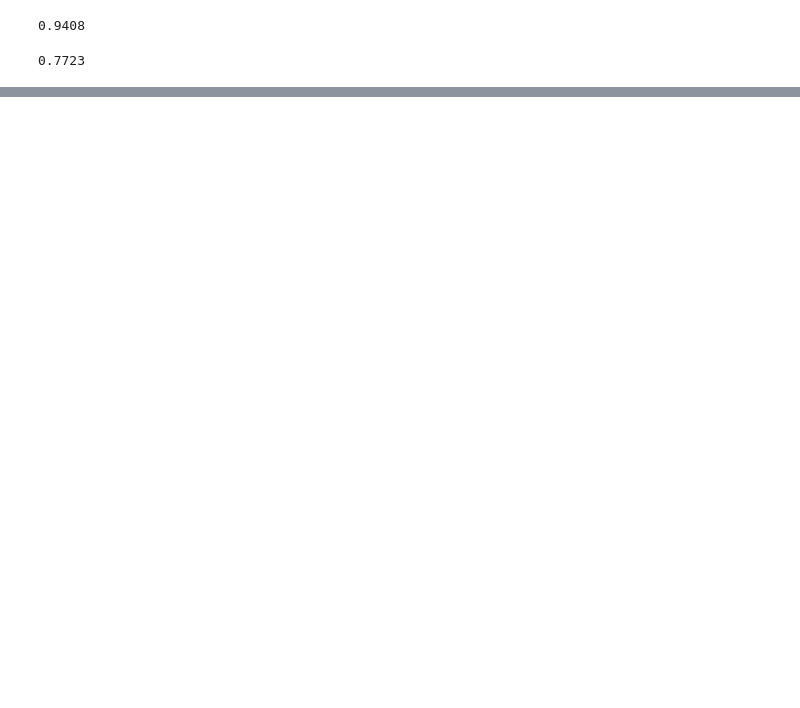
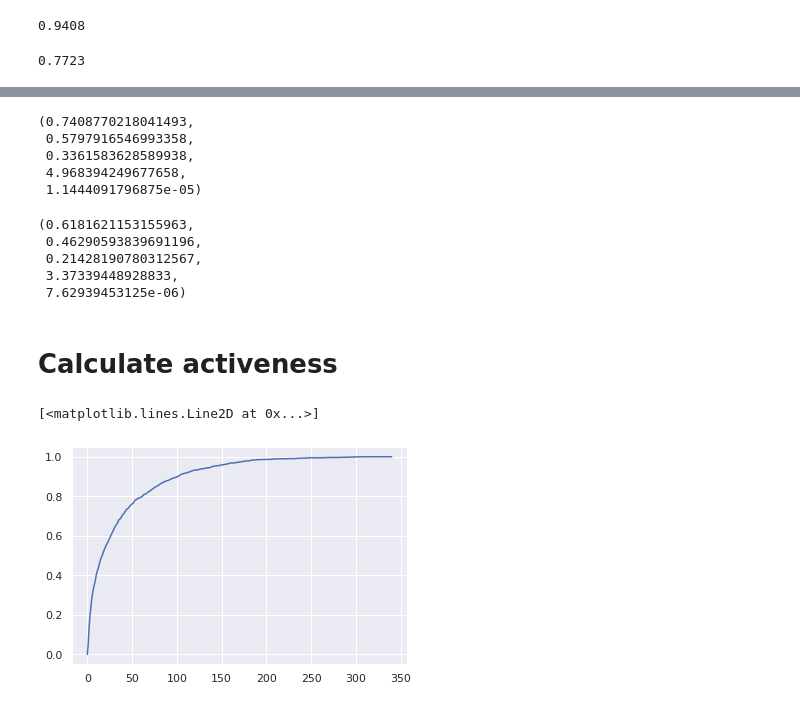
Before and after one commit to YZYT/Decentralized-MF, a Jupyter notebook: model/model_explore.ipynb, the cells around one changed output, grey strips where cells are left out. Saved outputs shown, nothing was run; the diff lists cells and outputs as text; code cells hidden in the pictures; blank space fills up the shorter version.

```diff
--- a/model/model_explore.ipynb
+++ b/model/model_explore.ipynb
@@ -3,6 +3,9 @@ import numpy as np
 import matplotlib.pyplot as plt
 import pandas as pd
 from sklearn import metrics
+import seaborn as sns
+%matplotlib inline
+sns.set()
 # %%
 def rmse_loss(ratings_test, ratings_predict):
     return round(np.sqrt(metrics.mean_squared_error(ratings_test, ratings_predict)), 4)
@@ -21,6 +26,12 @@ with open("model_al0.100_et0.010.out", "r") as f:
 records_train = np.loadtxt("../data/ML100K/ML100K_copy1_train.txt", dtype=np.int32)
 records_test = np.loadtxt("../data/ML100K/ML100K_copy1_test.txt", dtype=np.int32)
 
+records = np.r_[records_train, records_test]
+
 ratings_test = records_test[:, 2]
+ratings_train = records_train[:, 2]
+
+ratings_predict = U.dot(V.T)[records_test[:, 0], records_test[:, 1]]
+ratings_predict_train = U.dot(V.T)[records_train[:, 0], records_train[:, 1]]
 # %%
 # print(rmse_loss(np.clip(U.dot(V.T)[records_test[:, 0], records_test[:, 1]], 1, 5), ratings_test))
@@ -37,0 +47,35 @@ U.shape
+# %%
+diff.mean(), diff.std(), diff.var(), diff.max(), diff.min()
+# %% [output]
+(0.7408770218041493,
+ 0.5797916546993358,
+ 0.3361583628589938,
+ 4.968394249677658,
+ 1.1444091796875e-05)
+# %%
+diff_train = np.abs(ratings_train - ratings_predict_train)
+diff_train.mean(), diff_train.std(), diff_train.var(), diff_train.max(), diff_train.min()
+# %% [output]
+(0.6181621153155963,
+ 0.46290593839691196,
+ 0.21428190780312567,
+ 3.37339448928833,
+ 7.62939453125e-06)
+# %% [markdown]
+# Calculate activeness
+# %%
+def get_user_active(records):
+    n = np.unique(records[:, 0]).max()
+    return np.array([(records_train[:, 0] == uid).sum() for uid in range(0, n + 1)], dtype='float')
+
+def get_item_active(records):
+    m = np.unique(records[:, 1]).max()
+    return np.array([(records_train[:, 1] == iid).sum() for iid in range(0, m + 1)], dtype='float')
+# %%
+user_active = get_user_active(np.r_[records_train, records_test])
+item_active = get_item_active(np.r_[records_train, records_test])
+# %%
+plt.plot(np.arange(int(item_active.max())), [(item_active < t).sum() / len(item_active) for t in range(int(item_active.max()))])
+# %% [output]
+[<matplotlib.lines.Line2D at 0x...>]
+[figure, added]
```
Also changed, not shown: parts of 8 cells of this notebook.
